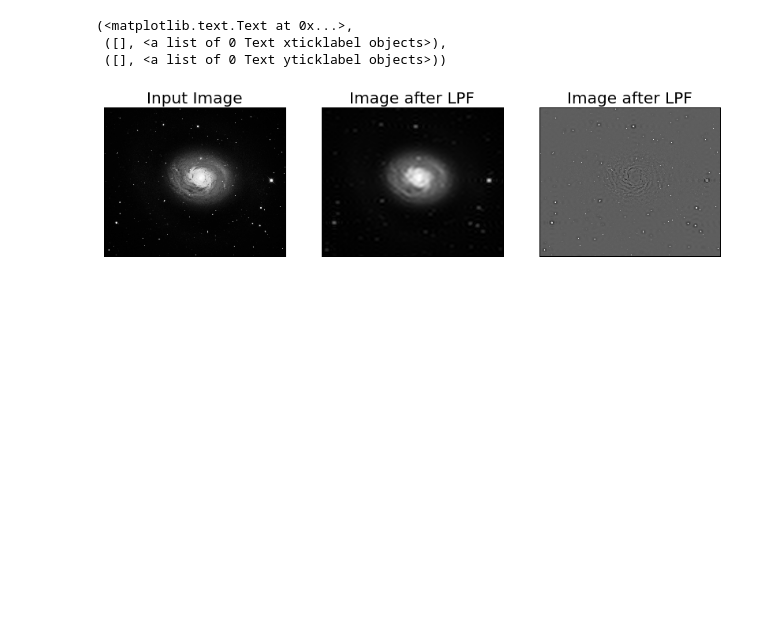
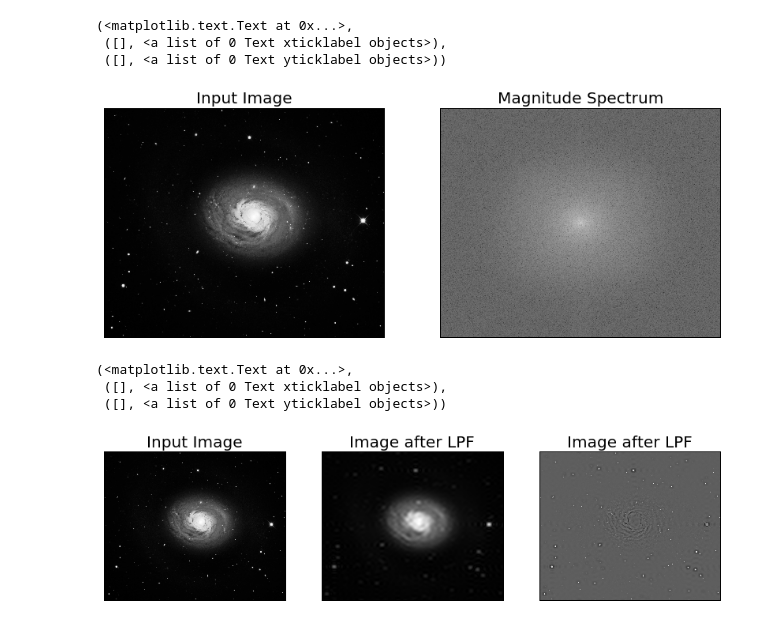
Before and after one commit to brambilasantos/projeto_2_tda, a Jupyter notebook: furie_transform - galaxies limits.ipynb, the cells around one changed output. Drawn from its saved outputs; the diff is of its cells as text; code cells hidden in the pictures; blank space fills up the shorter version.

```diff
--- a/furie_transform - galaxies limits.ipynb
+++ b/furie_transform - galaxies limits.ipynb
@@ -35,16 +35,21 @@ init_plotting()
 # %%
 caminho  = '/home/brambila/UFRJ/TDA/projeto_2_tda/n4736_optical.fits'
 img = fits.getdata(caminho)
 img = scipy.array(img,dtype='Float64')
 
 img_hat = pf.fft2(img)
 img_hat_shift = np.fft.fftshift(img_hat)
 
-magnitude_spectrum = 20*np.log(np.abs(im_hat_shift))
-plt.subplot(121),plt.imshow(im, cmap = 'gray')
+magnitude_spectrum = 20*np.log(np.abs(img_hat_shift))
+plt.subplot(121),plt.imshow(img, cmap = 'gray')
 plt.title('Input Image'), plt.xticks([]), plt.yticks([])
 plt.subplot(122),plt.imshow(magnitude_spectrum, cmap = 'gray')
 plt.title('Magnitude Spectrum'), plt.xticks([]), plt.yticks([])
+# %% [output]
+(<matplotlib.text.Text at 0x...>,
+ ([], <a list of 0 Text xticklabel objects>),
+ ([], <a list of 0 Text yticklabel objects>))
+[figure, added]
 # %%
 rows, cols = img.shape
 mask = img_hat_shift
```
